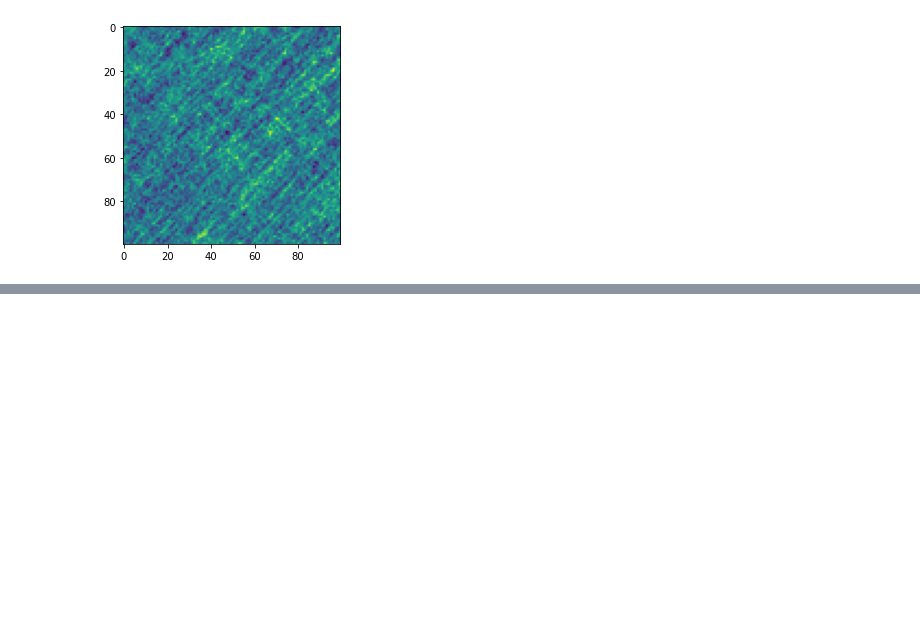
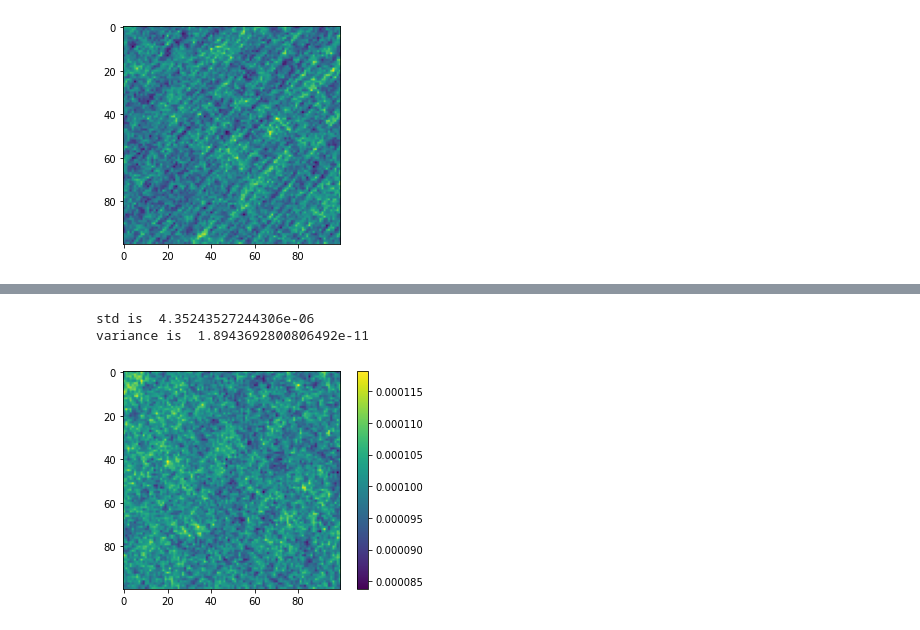
Before and after one commit to lizaconst/analytic-geometry, a Jupyter notebook: 3-cube-probas.ipynb, the cells around one changed output, grey strips where cells are left out. Drawn from its saved outputs; the diff is of its cells as text; code cells hidden in the pictures; blank space fills up the shorter version.

```diff
--- a/3-cube-probas.ipynb
+++ b/3-cube-probas.ipynb
@@ -469,0 +435,9 @@ std is  1.7297596243022583e-05
+# %%
+%%time
+plt.imshow(make_2d_map_srez_sphere_arcsin(k=6, n=100, n_line=1000, num_lines=100000))
+plt.colorbar()
+plt.show()
+# %% [output]
+std is  4.35243527244306e-06
+variance is  1.8943692800806492e-11
+[figure, added]
```
Also changed, not shown: parts of 8 cells of this notebook, 51 other files.
